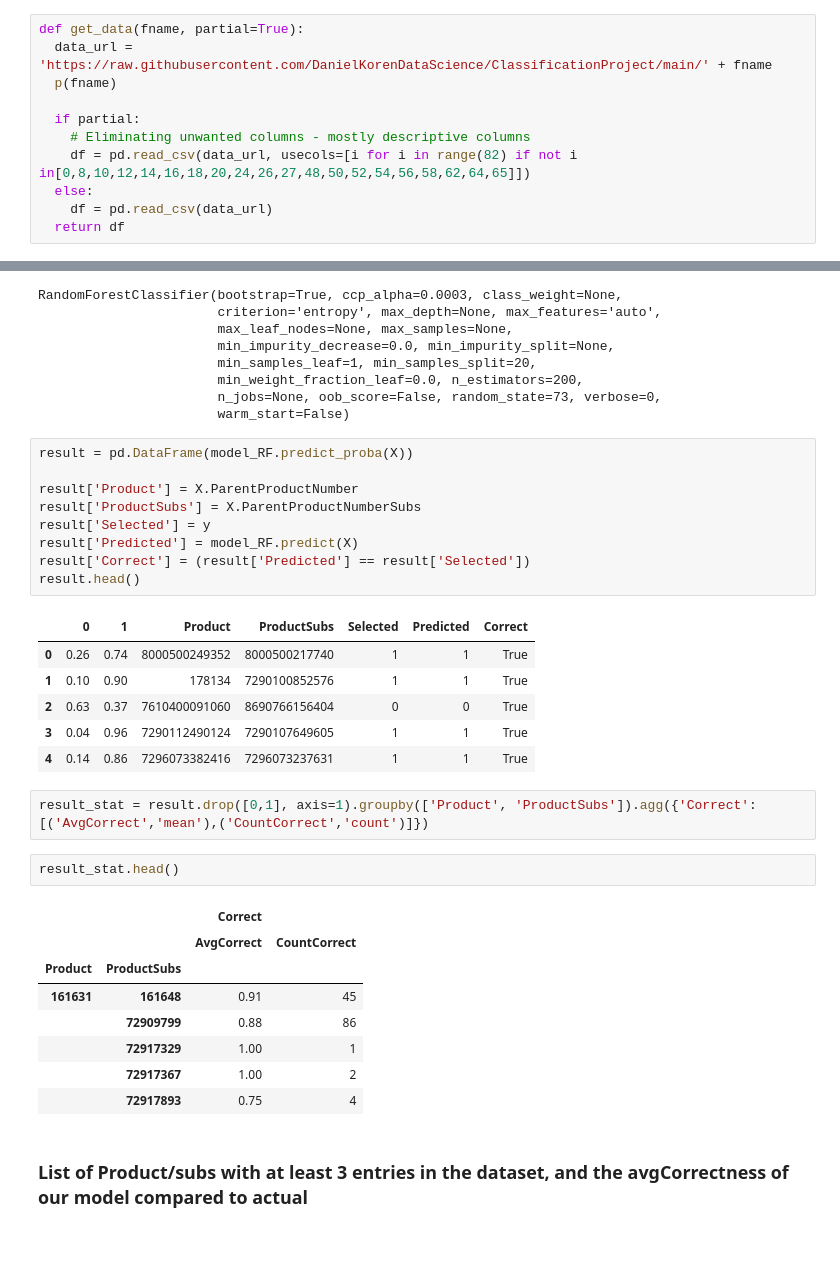
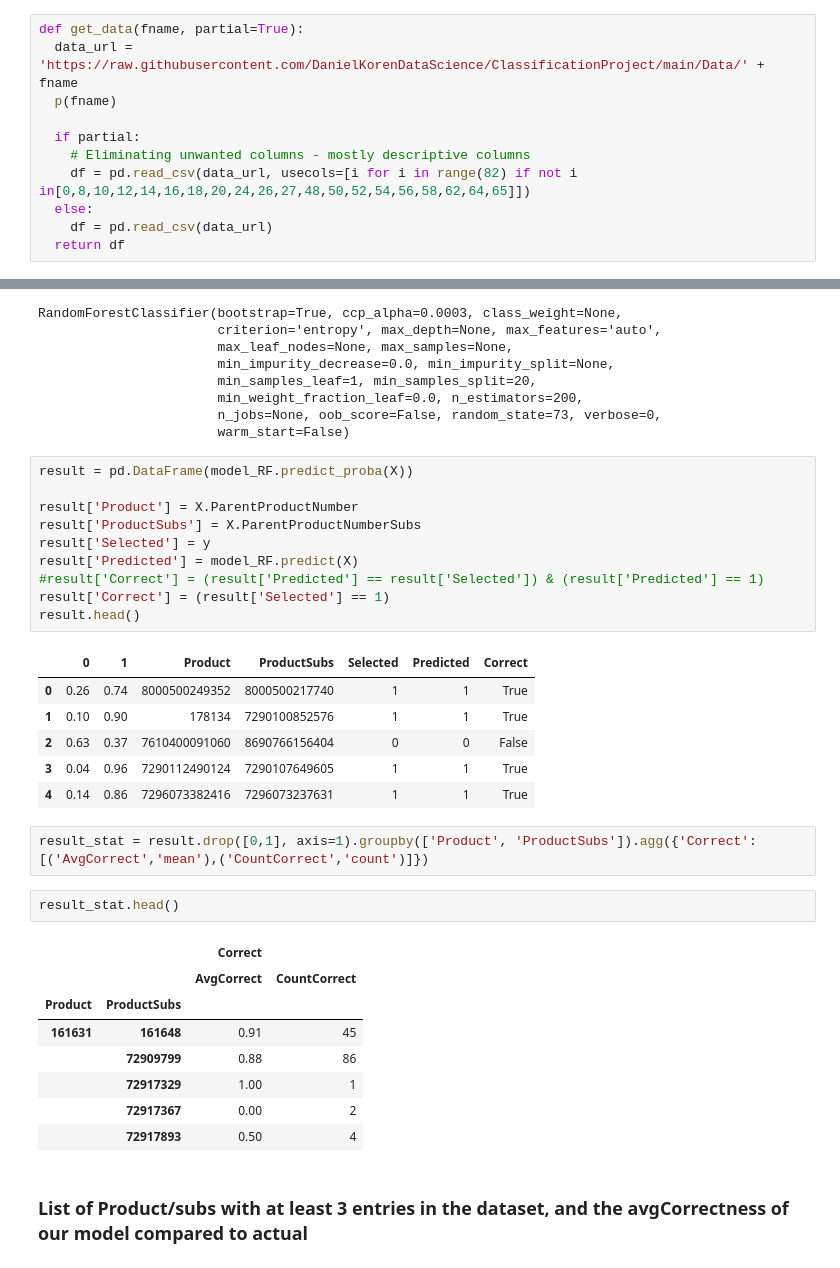
Before and after one commit to DanielKorenDataScience/ClassificationProject, a Jupyter notebook: Classification_Shufersal_Presentation.ipynb, the cells around one changed output, grey strips where cells are left out. Drawn from its saved outputs; the diff is of its cells as text.

```diff
--- a/Classification_Shufersal_Presentation.ipynb
+++ b/Classification_Shufersal_Presentation.ipynb
@@ -37,7 +37,7 @@ DETERGENTS = False
 EDA = False
 # %%
 def get_data(fname, partial=True):
-  data_url = 'https://raw.githubusercontent.com/DanielKorenDataScience/ClassificationProject/main/' + fname
+  data_url = 'https://raw.githubusercontent.com/DanielKorenDataScience/ClassificationProject/main/Data/' + fname
   p(fname)
 
   if partial:
@@ -730,17 +675,18 @@ RandomForestClassifier(bootstrap=True, ccp_alpha=0.0003, class_weight=None,
 # %%
 result = pd.DataFrame(model_RF.predict_proba(X))
 
 result['Product'] = X.ParentProductNumber
 result['ProductSubs'] = X.ParentProductNumberSubs
 result['Selected'] = y
 result['Predicted'] = model_RF.predict(X)
-result['Correct'] = (result['Predicted'] == result['Selected'])
+#result['Correct'] = (result['Predicted'] == result['Selected']) & (result['Predicted'] == 1)
+result['Correct'] = (result['Selected'] == 1)
 result.head()
 # %% [output]
 |  | 0 | 1 | Product | ProductSubs | Selected | Predicted | Correct |
 | 0 | 0.26 | 0.74 | 8000500249352 | 8000500217740 | 1 | 1 | True |
 | 1 | 0.10 | 0.90 | 178134 | 7290100852576 | 1 | 1 | True |
-| 2 | 0.63 | 0.37 | 7610400091060 | 8690766156404 | 0 | 0 | True |
+| 2 | 0.63 | 0.37 | 7610400091060 | 8690766156404 | 0 | 0 | False |
 | 3 | 0.04 | 0.96 | 7290112490124 | 7290107649605 | 1 | 1 | True |
 | 4 | 0.14 | 0.86 | 7296073382416 | 7296073237631 | 1 | 1 | True |
 # %%
@@ -754,8 +700,8 @@ result_stat.head()
 | 161631 | 161648 | 0.91 | 45 |
 |  | 72909799 | 0.88 | 86 |
 |  | 72917329 | 1.00 | 1 |
-|  | 72917367 | 1.00 | 2 |
-|  | 72917893 | 0.75 | 4 |
+|  | 72917367 | 0.00 | 2 |
+|  | 72917893 | 0.50 | 4 |
 # %% [markdown]
 ### List of Product/subs with at least 3 entries in the dataset, and the avgCorrectness of our model compared to actual
 # %%
```
Also changed, not shown: parts of 23 cells of this notebook.
